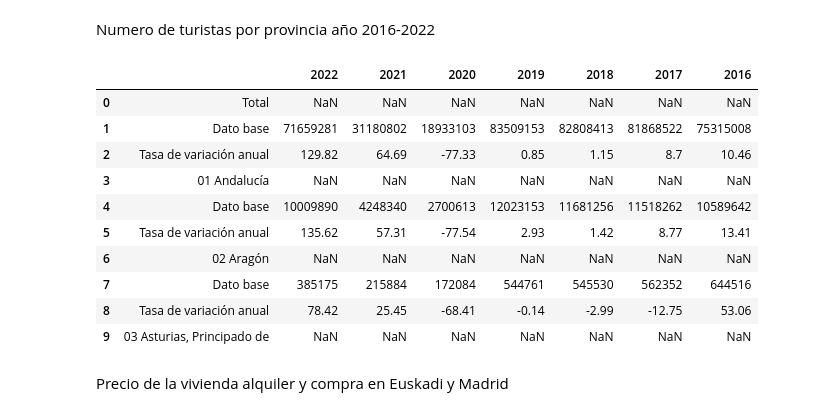
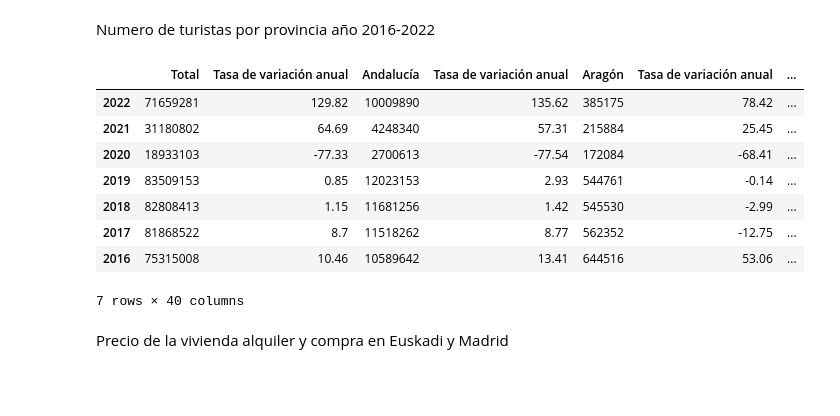
Before and after one commit to alandia92/EDA-Turismo-Euskadi, a Jupyter notebook: EDA/Limpieza.ipynb, the cells around one changed output. Cells and saved outputs as stored; diff of their text form; code cells hidden in the pictures; blank space fills up the shorter version.

```diff
--- a/EDA/Limpieza.ipynb
+++ b/EDA/Limpieza.ipynb
@@ -8,19 +8,21 @@ Numero de turistas por provincia año 2016-2022
 # %%
 Fuente_20 = 'INE'
 df_20 = pd.read_excel('./data/Numero de turistas por provincia.xlsx')
+
+df_20 = df_20.transpose()
+df_20.columns = df_20.iloc[0]
+df_20 = df_20.drop(df_20.index[0])
 df_20.head(10)
 # %% [output]
-|  |  | 2022 | 2021 | 2020 | 2019 | 2018 | 2017 | 2016 |
-| 0 | Total | NaN | NaN | NaN | NaN | NaN | NaN | NaN |
-| 1 | Dato base | 71659281 | 31180802 | 18933103 | 83509153 | 82808413 | 81868522 | 75315008 |
-| 2 | Tasa de variación anual | 129.82 | 64.69 | -77.33 | 0.85 | 1.15 | 8.7 | 10.46 |
-| 3 | 01 Andalucía | NaN | NaN | NaN | NaN | NaN | NaN | NaN |
-| 4 | Dato base | 10009890 | 4248340 | 2700613 | 12023153 | 11681256 | 11518262 | 10589642 |
-| 5 | Tasa de variación anual | 135.62 | 57.31 | -77.54 | 2.93 | 1.42 | 8.77 | 13.41 |
-| 6 | 02 Aragón | NaN | NaN | NaN | NaN | NaN | NaN | NaN |
-| 7 | Dato base | 385175 | 215884 | 172084 | 544761 | 545530 | 562352 | 644516 |
-| 8 | Tasa de variación anual | 78.42 | 25.45 | -68.41 | -0.14 | -2.99 | -12.75 | 53.06 |
-| 9 | 03 Asturias, Principado de | NaN | NaN | NaN | NaN | NaN | NaN | NaN |
+|  | Total | Tasa de variación anual | Andalucía | Tasa de variación anual | Aragón | Tasa de variación anual | ... |
+| 2022 | 71659281 | 129.82 | 10009890 | 135.62 | 385175 | 78.42 | ... |
+| 2021 | 31180802 | 64.69 | 4248340 | 57.31 | 215884 | 25.45 | ... |
+| 2020 | 18933103 | -77.33 | 2700613 | -77.54 | 172084 | -68.41 | ... |
+| 2019 | 83509153 | 0.85 | 12023153 | 2.93 | 544761 | -0.14 | ... |
+| 2018 | 82808413 | 1.15 | 11681256 | 1.42 | 545530 | -2.99 | ... |
+| 2017 | 81868522 | 8.7 | 11518262 | 8.77 | 562352 | -12.75 | ... |
+| 2016 | 75315008 | 10.46 | 10589642 | 13.41 | 644516 | 53.06 | ... |
+7 rows × 40 columns
 # %% [markdown]
 Precio de la vivienda alquiler y compra en Euskadi y Madrid
 # %%
```
Also changed, not shown: 3 other files.
